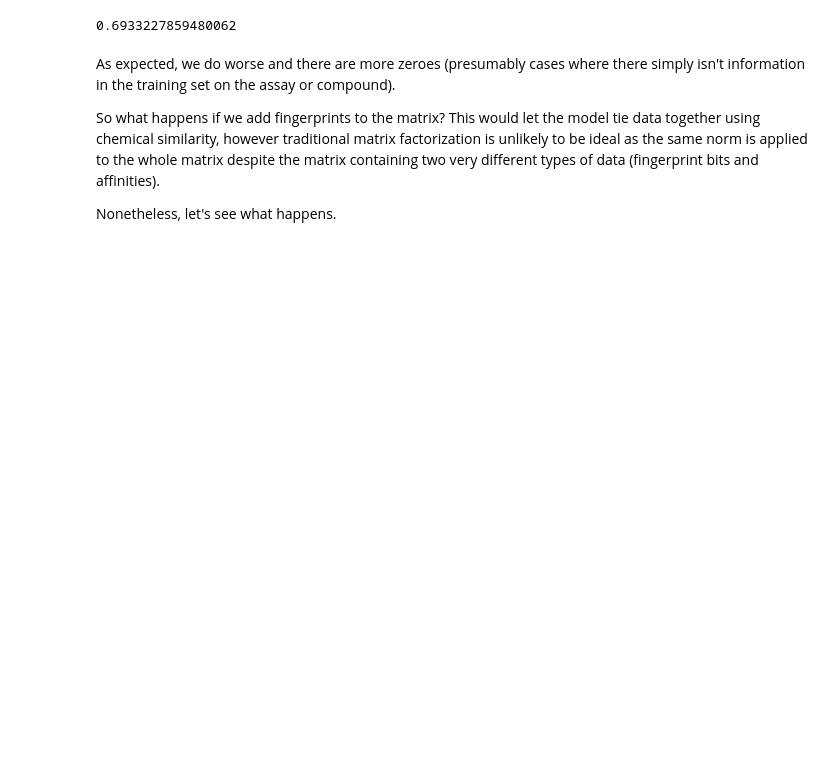
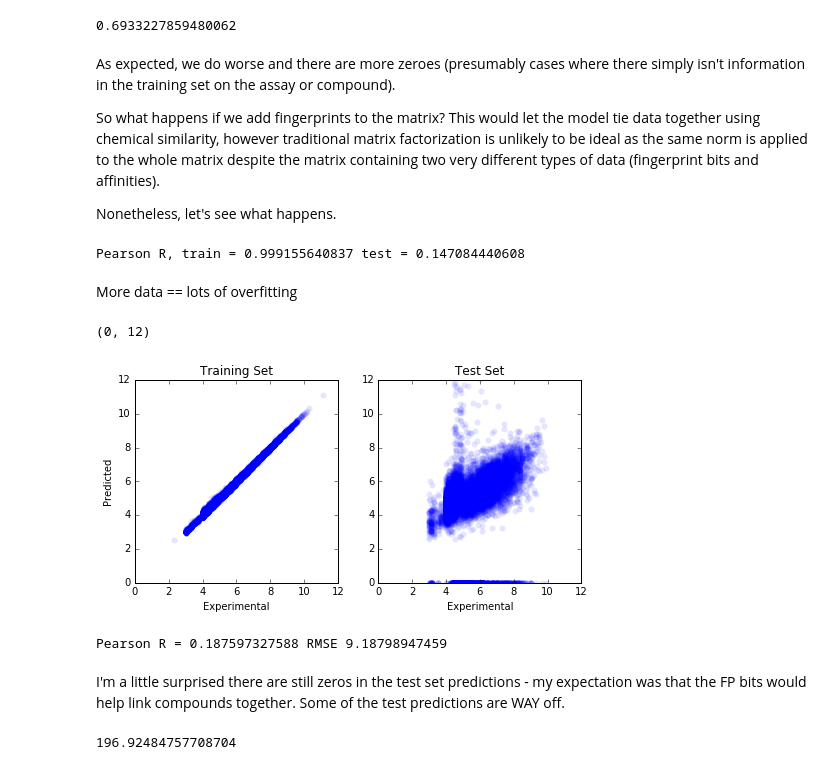
Before and after one commit to dkoes/notebooks, a Jupyter notebook: matrix_factorization.ipynb, the cells around one changed output. Cells and saved outputs as stored; diff of their text form; code cells hidden in the pictures; blank space fills up the shorter version.

```diff
--- a/matrix_factorization.ipynb
+++ b/matrix_factorization.ipynb
@@ -252,0 +275,17 @@ Nonetheless, let's see what happens.
+# %%
+randomfp = makefpmatrix(randomtrain,cmpdids,assayids)
+# %%
+model = nmf.NMF(solver='mu')
+W = model.fit_transform(randomfp)
+H = model.components_
+# %%
+pred = np.matmul(W,H)
+trainpredfp = getpred(pred,randomtrain, cmpdids, assayids)
+# %%
+testpredfp = getpred(pred,randomtest, cmpdids, assayids)
+# %%
+print "Pearson R, train =",np.corrcoef(trainpredfp.T)[0][1],"test =",np.corrcoef(testpredfp.T)[0][1]
+# %% [output]
+Pearson R, train = 0.999155640837 test = 0.147084440608
+# %% [markdown]
+More data == lots of overfitting
@@ -252,0 +312,32 @@ Nonetheless, let's see what happens.
+# %%
+fig = plt.figure(figsize=(8,4))
+ax = plt.subplot(1,2,1)
+ax.plot(trainpredfp[:,0],trainpredfp[:,1],'o',alpha=.1,markeredgewidth=0)
+ax.set_aspect('equal')
+ax.set_xlabel('Experimental')
+ax.set_ylabel('Predicted')
+ax.set_title("Training Set")
+ax.set_ylim(0,12)
+ax.set_xlim(0,12)
+
+ax = plt.subplot(1,2,2)
+ax.plot(testpredfp[:,0],testpredfp[:,1],'o',alpha=.1,markeredgewidth=0)
+ax.set_aspect('equal')
+ax.set_xlabel('Experimental')
+ax.set_title("Test Set")
+ax.set_ylim(0,12)
+ax.set_xlim(0,12)
+# %% [output]
+(0, 12)
+[figure, added]
+# %%
+fptestnotzero = testpredfp[testpredfp[:,1] > 0]
+print "Pearson R =",np.corrcoef(fptestnotzero.T)[0][1],"RMSE", mean_squared_error(fptestnotzero[:,0],fptestnotzero[:,1])
+# %% [output]
+Pearson R = 0.187597327588 RMSE 9.18798947459
+# %% [markdown]
+I'm a little surprised there are still zeros in the test set predictions - my expectation was that the FP bits would help link compounds together.  Some of the test predictions are WAY off.
+# %%
+np.max(testpredfp)
+# %% [output]
+196.92484757708704
```
Also changed, not shown: parts of 20 cells of this notebook, 1 other file.
